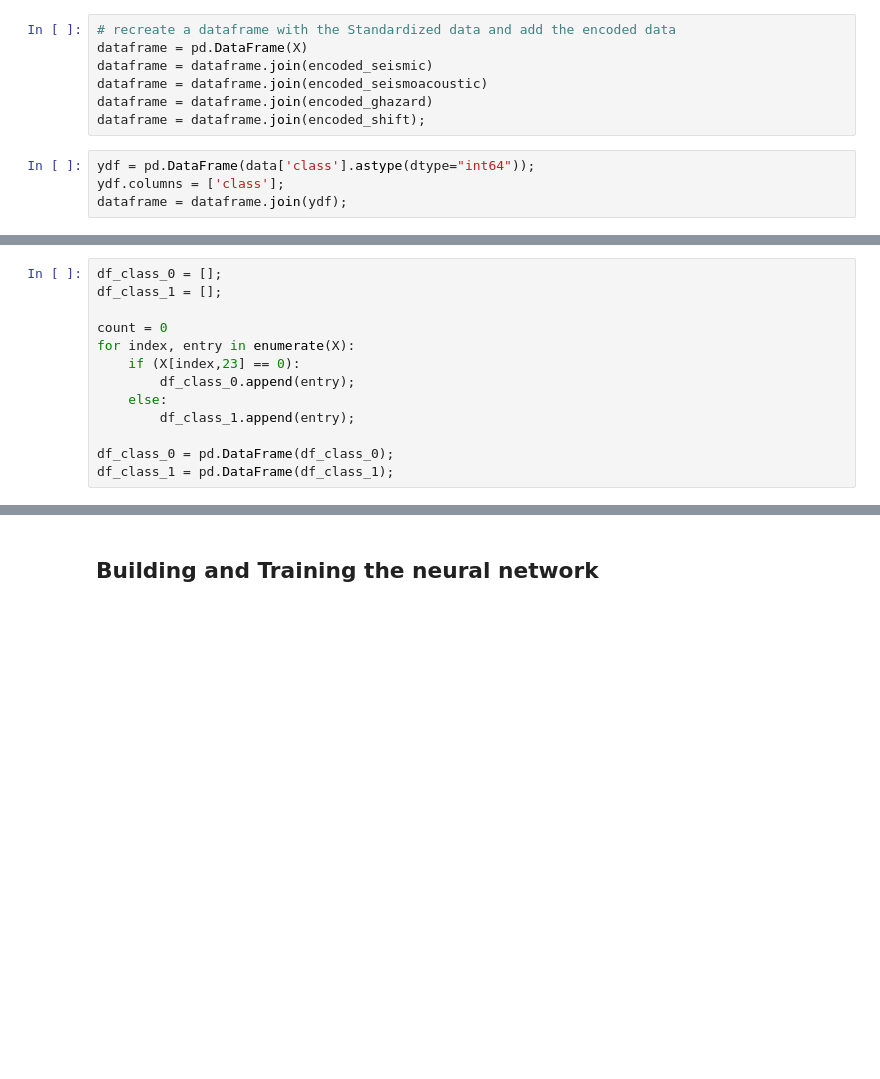
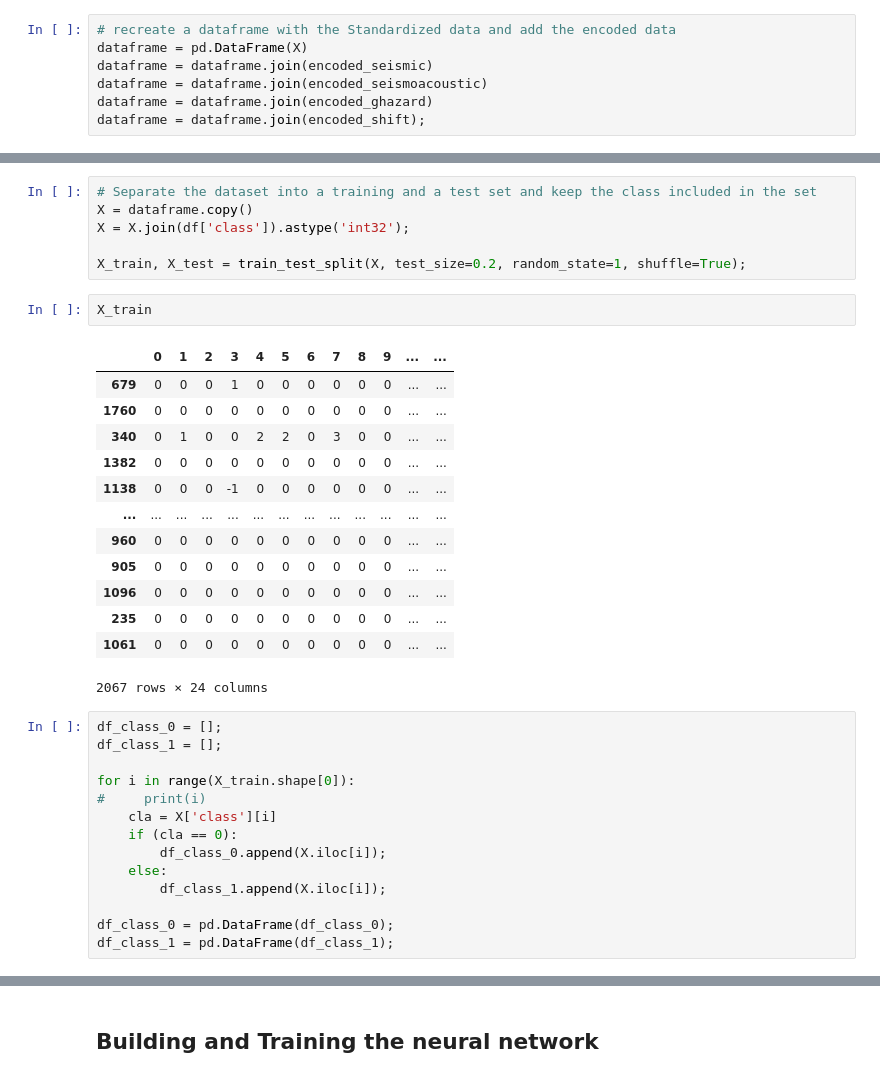
Before and after one commit to MaximeBustros/SD210_MachineLearningProject, a Jupyter notebook: BinaryClassification_Seismic-bumps.ipynb, the cells around one changed output, grey strips where cells are left out. Cells and saved outputs as stored; diff of their text form; blank space fills up the shorter version.

```diff
--- a/BinaryClassification_Seismic-bumps.ipynb
+++ b/BinaryClassification_Seismic-bumps.ipynb
@@ -170,10 +171,6 @@ dataframe = dataframe.join(encoded_seismic)
 dataframe = dataframe.join(encoded_seismoacoustic)
 dataframe = dataframe.join(encoded_ghazard)
 dataframe = dataframe.join(encoded_shift);
-# %%
-ydf = pd.DataFrame(data['class'].astype(dtype="int64"));
-ydf.columns = ['class'];
-dataframe = dataframe.join(ydf);
 # %%
 dataframe.shape
 # %% [output]
@@ -187,13 +182,36 @@ print(X.shape)
+# %%
+# Separate the dataset into a training and a test set and keep the class included in the set
+X = dataframe.copy()
+X = X.join(df['class']).astype('int32');
+
+X_train, X_test = train_test_split(X, test_size=0.2, random_state=1, shuffle=True);
+# %%
+X_train
+# %% [output]
+|  | 0 | 1 | 2 | 3 | 4 | 5 | 6 | 7 | 8 | 9 | ... | ... |
+| 679 | 0 | 0 | 0 | 1 | 0 | 0 | 0 | 0 | 0 | 0 | ... | ... |
+| 1760 | 0 | 0 | 0 | 0 | 0 | 0 | 0 | 0 | 0 | 0 | ... | ... |
+| 340 | 0 | 1 | 0 | 0 | 2 | 2 | 0 | 3 | 0 | 0 | ... | ... |
+| 1382 | 0 | 0 | 0 | 0 | 0 | 0 | 0 | 0 | 0 | 0 | ... | ... |
+| 1138 | 0 | 0 | 0 | -1 | 0 | 0 | 0 | 0 | 0 | 0 | ... | ... |
+| ... | ... | ... | ... | ... | ... | ... | ... | ... | ... | ... | ... | ... |
+| 960 | 0 | 0 | 0 | 0 | 0 | 0 | 0 | 0 | 0 | 0 | ... | ... |
+| 905 | 0 | 0 | 0 | 0 | 0 | 0 | 0 | 0 | 0 | 0 | ... | ... |
+| 1096 | 0 | 0 | 0 | 0 | 0 | 0 | 0 | 0 | 0 | 0 | ... | ... |
+| 235 | 0 | 0 | 0 | 0 | 0 | 0 | 0 | 0 | 0 | 0 | ... | ... |
+| 1061 | 0 | 0 | 0 | 0 | 0 | 0 | 0 | 0 | 0 | 0 | ... | ... |
+2067 rows × 24 columns
 # %%
 df_class_0 = [];
 df_class_1 = [];
 
-count = 0
-for index, entry in enumerate(X):
-    if (X[index,23] == 0):
-        df_class_0.append(entry);
+for i in range(X_train.shape[0]):
+#     print(i)
+    cla = X['class'][i]
+    if (cla == 0):
+        df_class_0.append(X.iloc[i]);
     else:
-        df_class_1.append(entry);
+        df_class_1.append(X.iloc[i]);
 
 df_class_0 = pd.DataFrame(df_class_0);
 df_class_1 = pd.DataFrame(df_class_1);
```
Also changed, not shown: parts of 16 cells of this notebook, 1 other file.
